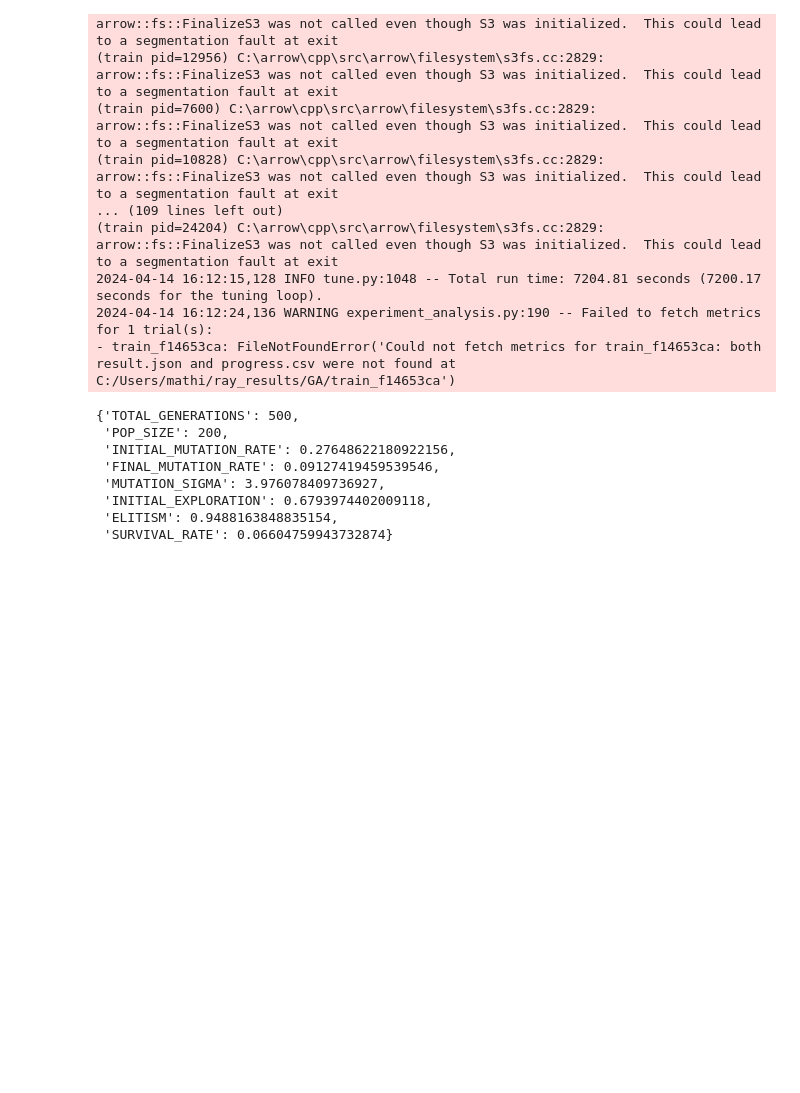
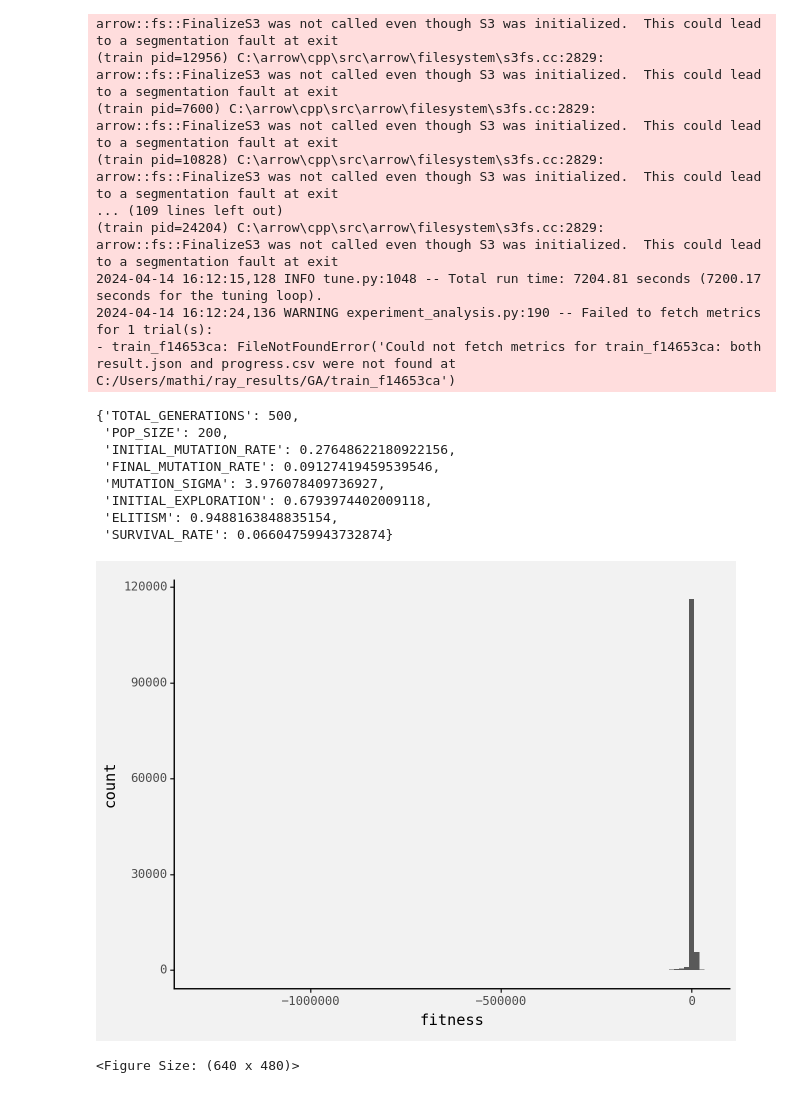
Before and after one commit to MathiasSteilen/genetic-algorithm-pumped-hydropower, a Jupyter notebook: 10 - Part 3 Neural Networks/ANN Tuning.ipynb, the cells around one changed output. Saved outputs shown, nothing was run; the diff lists cells and outputs as text; code cells hidden in the pictures; blank space fills up the shorter version.

```diff
--- a/10 - Part 3 Neural Networks/ANN Tuning.ipynb
+++ b/10 - Part 3 Neural Networks/ANN Tuning.ipynb
@@ -332,3 +332,14 @@ tuning_history = tuning_history.query("trial_id in @top_combinations")
         index=False,
     )
 )
+# %%
+(
+    pn.ggplot(
+        data=pd.read_csv("Tuning Results/202404141752_GA_ANN_numpy.csv"),
+        mapping=pn.aes(x="fitness"),
+    )
+    + pn.geom_histogram(bins=100)
+)
+# %% [output]
+[figure, added]
+<Figure Size: (640 x 480)>
```
Also changed, not shown: 2 other files.
